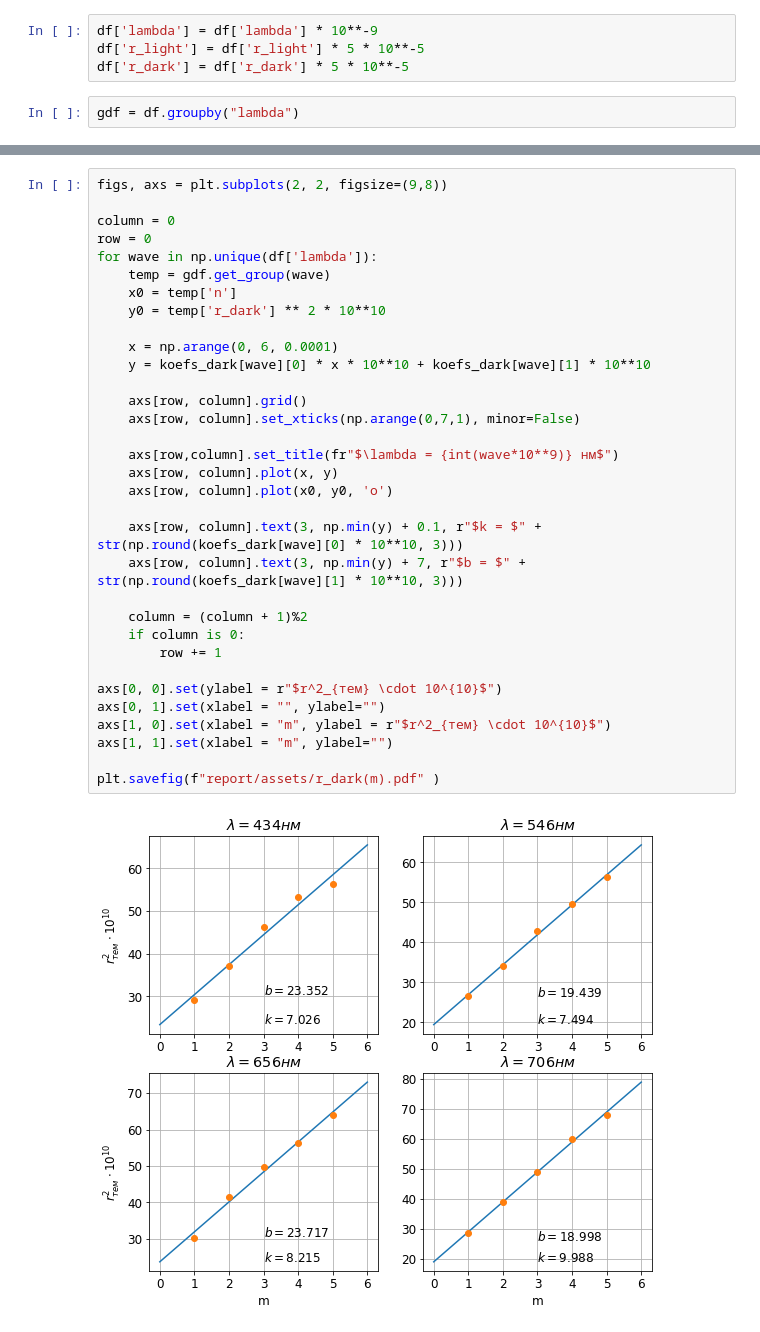
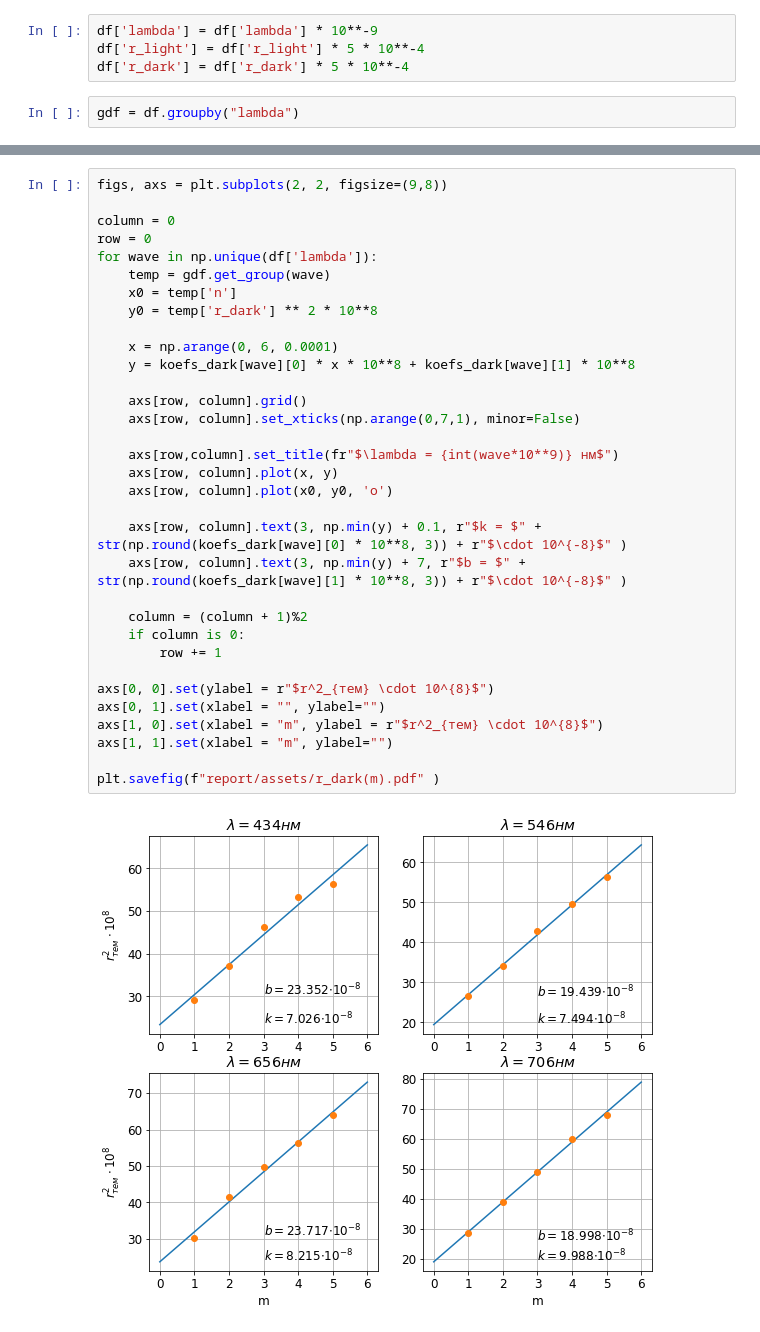
Before and after one commit to ShkalikovOleh/Physics-Labs, a Jupyter notebook: Optics/Lab 4 Newtons rings/Lab 4 Newtons rings.ipynb, the cells around one changed output, grey strips where cells are left out. Saved outputs shown, nothing was run; the diff lists cells and outputs as text.

```diff
--- a/Optics/Lab 4 Newtons rings/Lab 4 Newtons rings.ipynb
+++ b/Optics/Lab 4 Newtons rings/Lab 4 Newtons rings.ipynb
@@ -30,8 +30,8 @@ df
 | 19 | 656 | 5 | 1.56 | 1.60 |
 # %%
 df['lambda'] = df['lambda'] * 10**-9
-df['r_light'] = df['r_light'] * 5 * 10**-5
-df['r_dark'] = df['r_dark'] * 5 * 10**-5
+df['r_light'] = df['r_light'] * 5 * 10**-4
+df['r_dark'] = df['r_dark'] * 5 * 10**-4
 # %%
 gdf = df.groupby("lambda")
 # %%
@@ -55,38 +55,38 @@ print(koefs_dark)
 # %%
 figs, axs = plt.subplots(2, 2, figsize=(9,8))
 
 column = 0
 row = 0
 for wave in np.unique(df['lambda']):
     temp = gdf.get_group(wave)
     x0 = temp['n']
-    y0 = temp['r_dark'] ** 2 * 10**10
+    y0 = temp['r_dark'] ** 2 * 10**8
 
     x = np.arange(0, 6, 0.0001)
-    y = koefs_dark[wave][0] * x * 10**10 + koefs_dark[wave][1] * 10**10
+    y = koefs_dark[wave][0] * x * 10**8 + koefs_dark[wave][1] * 10**8
 
     axs[row, column].grid()
     axs[row, column].set_xticks(np.arange(0,7,1), minor=False)
 
     axs[row,column].set_title(fr"$\lambda = {int(wave*10**9)} нм$")
     axs[row, column].plot(x, y)
     axs[row, column].plot(x0, y0, 'o')
 
-    axs[row, column].text(3, np.min(y) + 0.1, r"$k = $" + str(np.round(koefs_dark[wave][0] * 10**10, 3)))
-    axs[row, column].text(3, np.min(y) + 7, r"$b = $" + str(np.round(koefs_dark[wave][1] * 10**10, 3)))
+    axs[row, column].text(3, np.min(y) + 0.1, r"$k = $" + str(np.round(koefs_dark[wave][0] * 10**8, 3)) + r"$\cdot 10^{-8}$" )
+    axs[row, column].text(3, np.min(y) + 7, r"$b = $" + str(np.round(koefs_dark[wave][1] * 10**8, 3)) + r"$\cdot 10^{-8}$" )
 
     column = (column + 1)%2
     if column is 0:
         row += 1
 
-axs[0, 0].set(ylabel = r"$r^2_{тем} \cdot 10^{10}$")
+axs[0, 0].set(ylabel = r"$r^2_{тем} \cdot 10^{8}$")
 axs[0, 1].set(xlabel = "", ylabel="")
-axs[1, 0].set(xlabel = "m", ylabel = r"$r^2_{тем} \cdot 10^{10}$")
+axs[1, 0].set(xlabel = "m", ylabel = r"$r^2_{тем} \cdot 10^{8}$")
 axs[1, 1].set(xlabel = "m", ylabel="")
 
 plt.savefig(f"report/assets/r_dark(m).pdf" )
 # %% [output]
-[figure, old version]
+[figure, new version]
 # %%
 figs, axs = plt.subplots(2, 2, figsize=(9,8))
 
```
Also changed, not shown: parts of 7 cells of this notebook, 6 other files.
